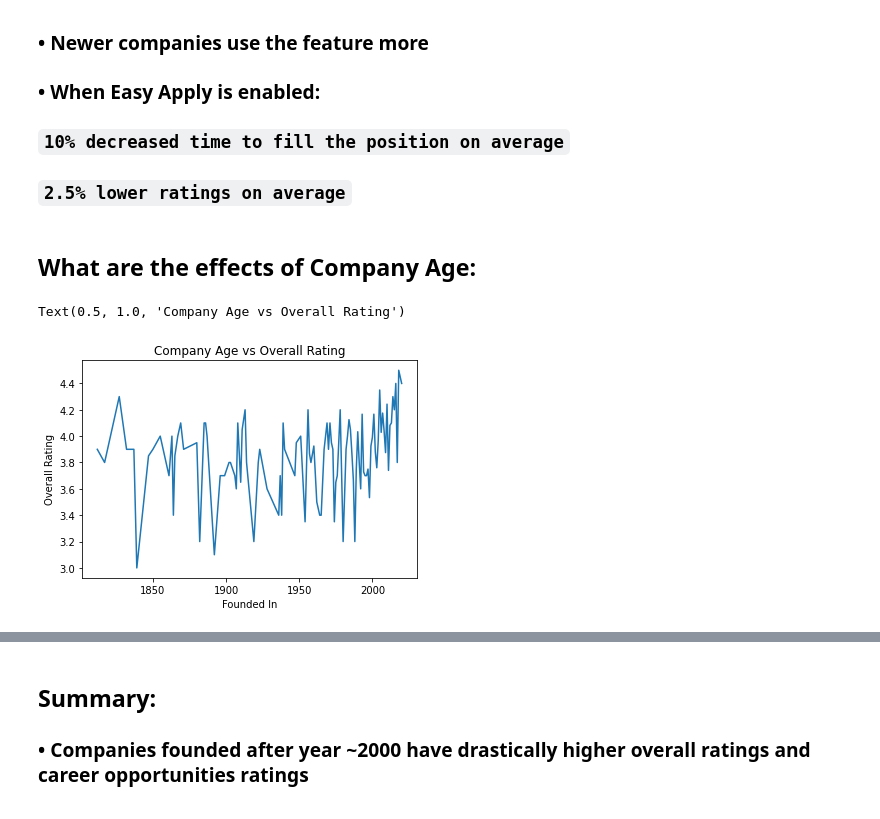
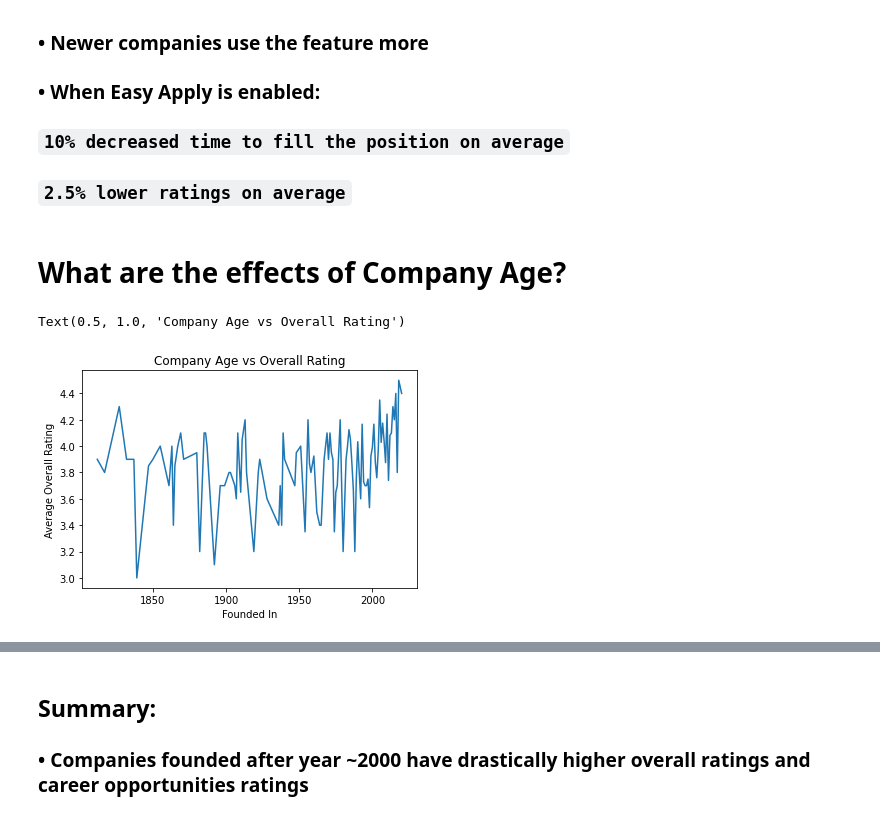
Before and after one commit to rlllam/Glassfloor, a Jupyter notebook: Glassdoor analysis/glassdoor analysis.ipynb, the cells around one changed output, grey strips where cells are left out. Saved outputs shown, nothing was run; the diff lists cells and outputs as text; code cells hidden in the pictures.

```diff
--- a/Glassdoor analysis/glassdoor analysis.ipynb
+++ b/Glassdoor analysis/glassdoor analysis.ipynb
@@ -83,7 +83,7 @@ Name: Company, dtype: int64
 ### `10% decreased time to fill the position on average`
 ### `2.5% lower ratings on average`
 # %% [markdown]
-## What are the effects of Company Age:
+# What are the effects of Company Age?
 # %%
 # Only looking at unique companies
 # Remove rows with duplicate company
@@ -91,16 +91,16 @@ company_df = df.drop_duplicates(['Company'], keep='first').drop(columns=['Job Ti
 # %%
 company_df = company_df[~company_df['Founded'].isna()]
 
 founded_group = company_df.groupby('Founded').mean()
 founded = founded_group.index
 
 plt.plot(founded, founded_group['Overall Rating'])
 plt.xlabel('Founded In')
-plt.ylabel('Overall Rating')
+plt.ylabel('Average Overall Rating')
 plt.title('Company Age vs Overall Rating')
 # %% [output]
 Text(0.5, 1.0, 'Company Age vs Overall Rating')
-[figure, old version]
+[figure, new version]
 # %%
 plt.plot(founded, founded_group['Career Opportunitie'])
 plt.xlabel('Founded In')
```
Also changed, not shown: parts of 20 cells of this notebook.
